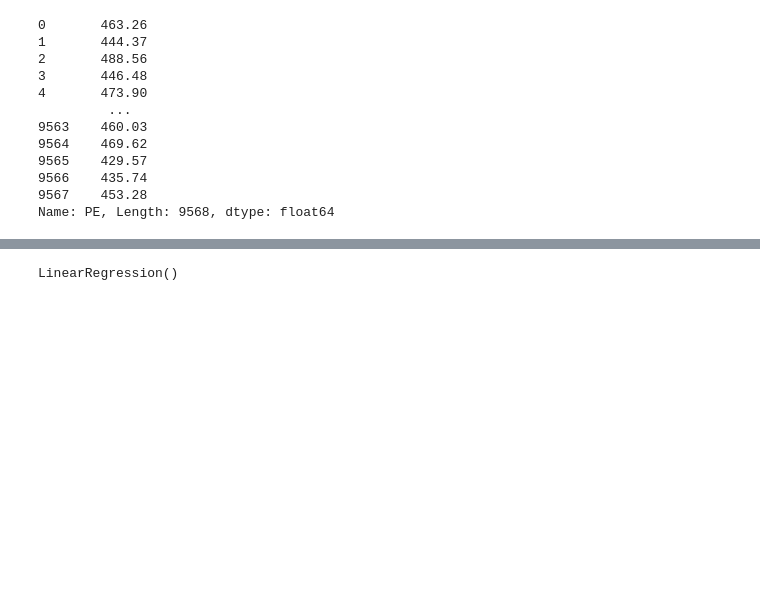
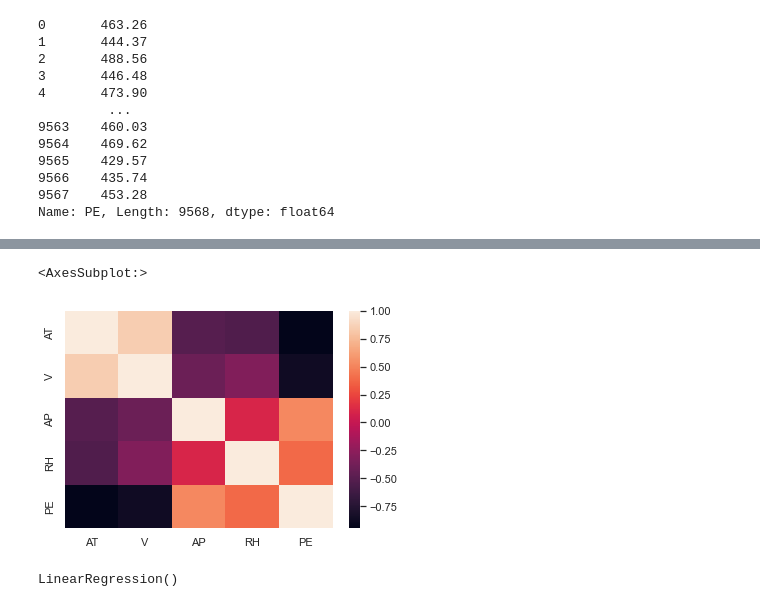
Before and after one commit to Emmanuel-Osabuehien/EmergingTechnologies, a Jupyter notebook: scikit-learn.ipynb, the cells around one changed output, grey strips where cells are left out. Cells and saved outputs as stored; diff of their text form; code cells hidden in the pictures; blank space fills up the shorter version.

Commit message:
Using heatmap, added requirements file and adding binder badge

```diff
--- a/scikit-learn.ipynb
+++ b/scikit-learn.ipynb
@@ -560,3 +569,8 @@ Name: PE, Length: 9568, dtype: float64
+# %%
+sn.heatmap(df.corr())
+# %% [output]
+<AxesSubplot:>
+[figure, added]
 # %%
 x_train, x_test, y_train, y_test = train_test_split(
     x, y, test_size=0.2, random_state=0
```
Also changed, not shown: parts of 5 cells of this notebook, 2 other files.
